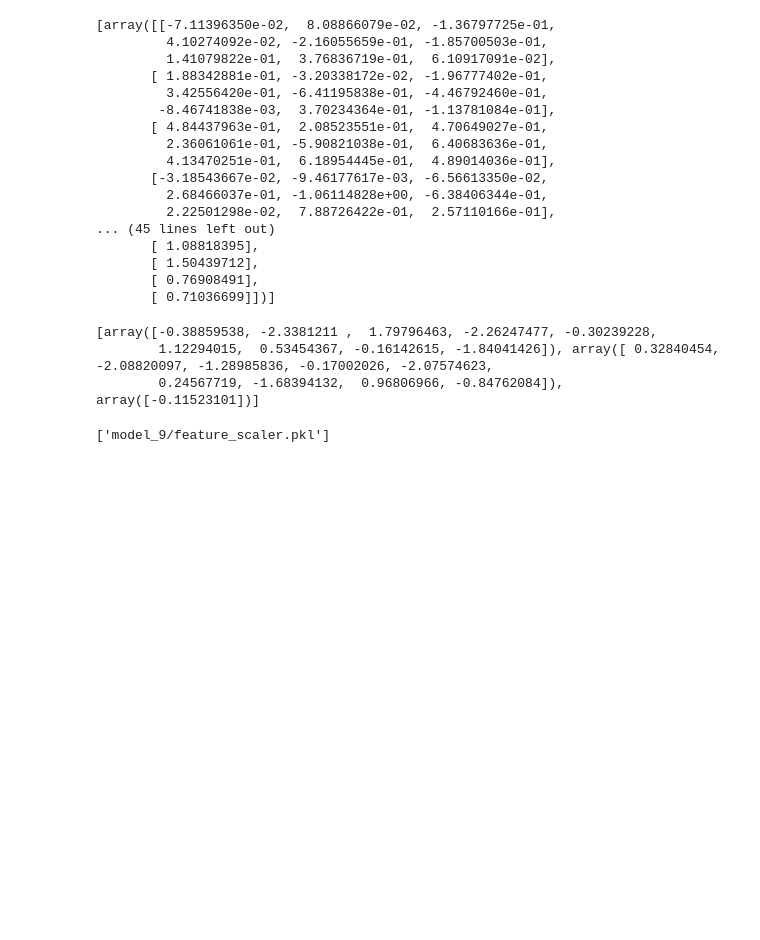
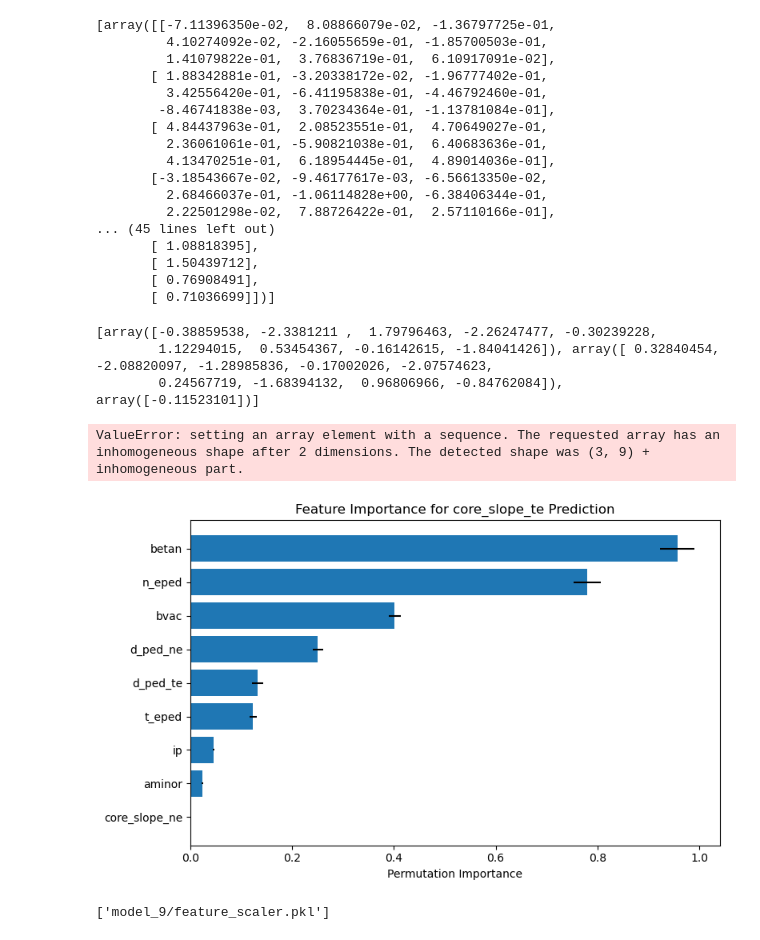
Before and after one commit to awlishar/betan-predictor, a Jupyter notebook: predict_core_slope.ipynb, the cells around one changed output. Saved outputs shown, nothing was run; the diff lists cells and outputs as text; code cells hidden in the pictures; blank space fills up the shorter version.

Commit message:
Added plot

```diff
--- a/predict_core_slope.ipynb
+++ b/predict_core_slope.ipynb
@@ -244,6 +244,52 @@ print(model.intercepts_)
 [array([-0.38859538, -2.3381211 ,  1.79796463, -2.26247477, -0.30239228,
         1.12294015,  0.53454367, -0.16142615, -1.84041426]), array([ 0.32840454, -2.08820097, -1.28985836, -0.17002026, -2.07574623,
         0.24567719, -1.68394132,  0.96806966, -0.84762084]), array([-0.11523101])]
+# %%
+model.coefs_
+# %% [output]
+ValueError: setting an array element with a sequence. The requested array has an inhomogeneous shape after 2 dimensions. The detected shape was (3, 9) + inhomogeneous part.
+# %%
+import numpy as np
+import matplotlib.pyplot as plt
+from sklearn.inspection import permutation_importance
+
+feature_names = [
+    "aminor",
+    "ip",
+    "bvac",
+    "t_eped",
+    "n_eped",
+    "d_ped_te",
+    "d_ped_ne",
+    "core_slope_ne",
+    "betan"
+]
+
+result = permutation_importance(
+    model,
+    X_test,
+    y_test,
+    n_repeats=20,
+    random_state=42
+)
+
+importance = result.importances_mean
+std = result.importances_std
+
+# Sort features by importance
+idx = np.argsort(importance)
+
+plt.figure(figsize=(8,5))
+
+plt.barh(np.array(feature_names)[idx], importance[idx], xerr=std[idx])
+
+plt.xlabel("Permutation Importance")
+plt.title("Feature Importance for core_slope_te Prediction")
+
+plt.tight_layout()
+plt.show()
+# %% [output]
+[figure, added]
 # %%
 import joblib
 
```
